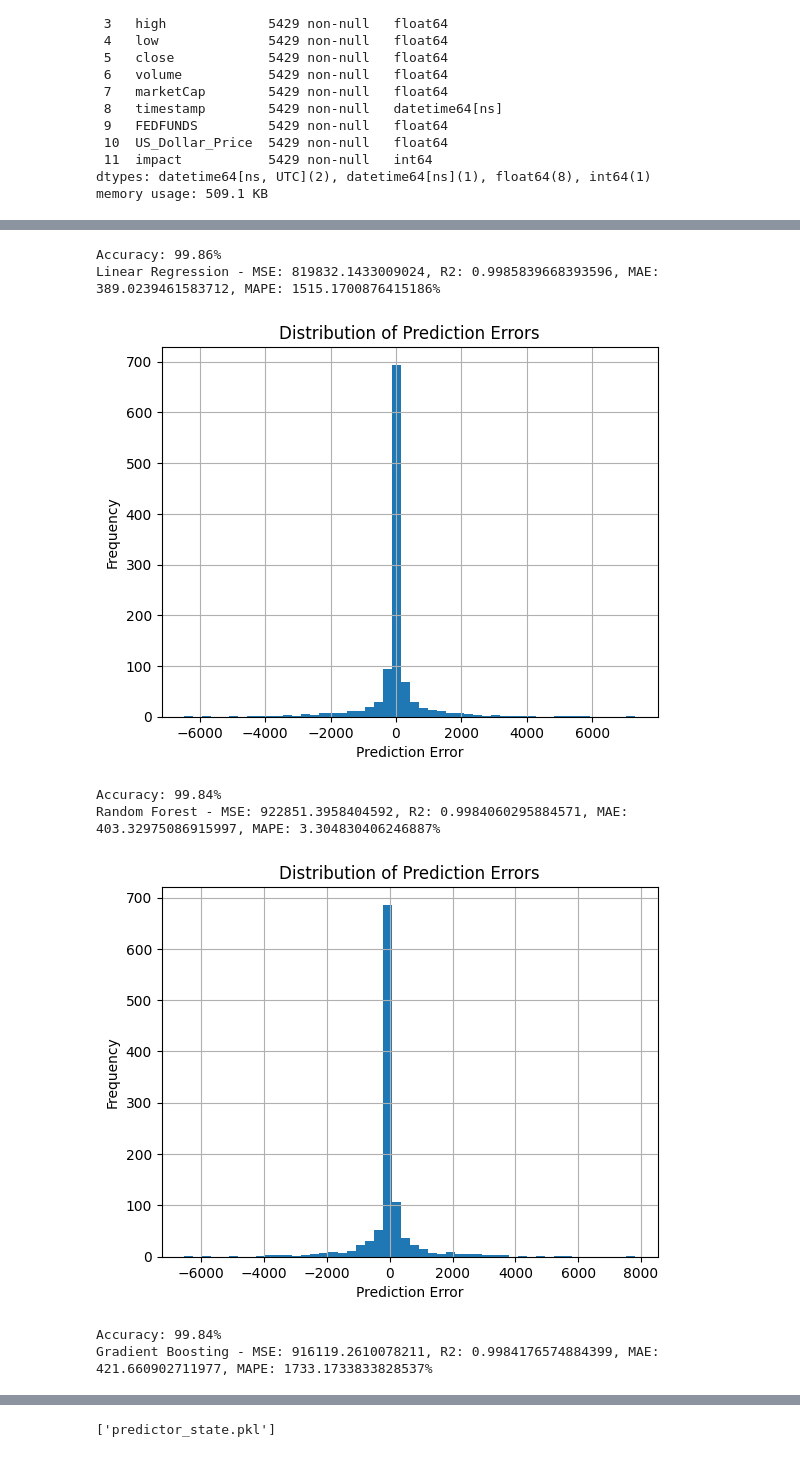
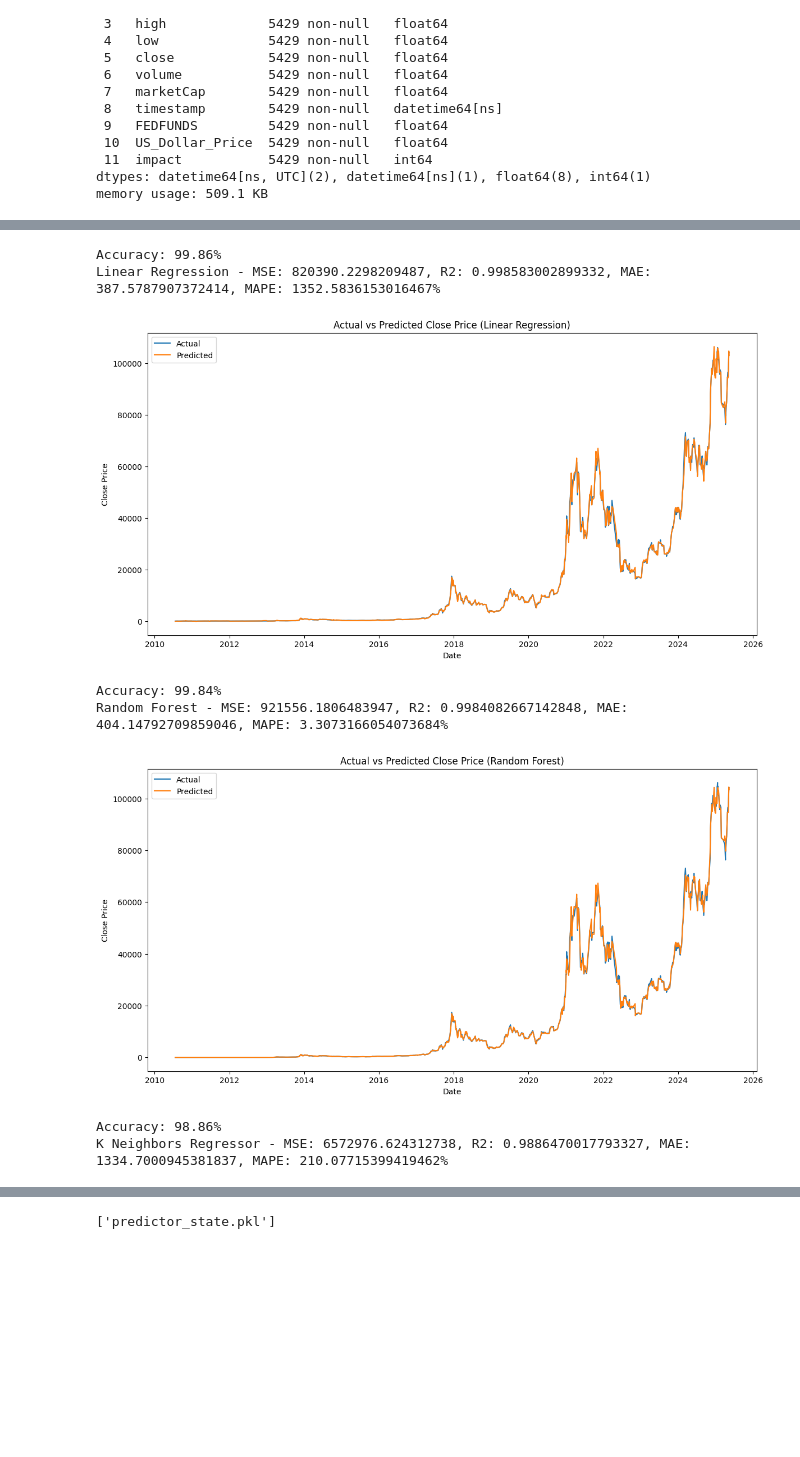
Before and after one commit to nmnguyen130/Bitcoin_ML, a Jupyter notebook: Final_Exam.ipynb, the cells around one changed output, grey strips where cells are left out. Saved outputs shown, nothing was run; the diff lists cells and outputs as text; code cells hidden in the pictures; blank space fills up the shorter version.

```diff
--- a/Final_Exam.ipynb
+++ b/Final_Exam.ipynb
@@ -303,6 +308,7 @@ df_final.head()
 encoder = OneHotEncoder(sparse_output=False, drop='first')
 impact_encoded = encoder.fit_transform(df_final[['impact']])
 impact_df = pd.DataFrame(impact_encoded, columns=encoder.get_feature_names_out(['impact']))
+impact_df.index = df_final.index
 df_final = pd.concat([df_final, impact_df], axis=1)
 df_final = df_final.drop('impact', axis=1)
 # %%
@@ -316,0 +334,10 @@ df_final.head()
+# %%
+scaler_for_cols = ['open', 'high', 'low', 'close', 'volume', 'marketCap', 'FEDFUNDS', 'US_Dollar_Price',
+            'change_open_close', 'percentage_change'
+            ]
+
+scaler_X = StandardScaler()
+X_scaled = df_final.copy()
+X_scaled[scaler_for_cols] = scaler_X.fit_transform(X_scaled[scaler_for_cols])
+
+X_scaled.head()
@@ -317,3 +352,3 @@ df_final.head()
 # %%
-X = df_final.drop(columns=['target_close'])
-y = df_final['target_close']
+X = X_scaled.drop(columns=['target_close'])
+y = X_scaled['target_close']
@@ -332,7 +357,7 @@ X_scaled = np.column_stack((X_scaled, X.drop(scaler_for_cols, axis=1)))
 # X_train, X_test = X_scaled[:split_index], X_scaled[split_index:]
 # y_train, y_test = y[:split_index], y[split_index:]
 
-X_train, X_test, y_train, y_test = train_test_split(X_scaled, y, test_size=0.2, random_state=42)
+X_train, X_test, y_train, y_test = train_test_split(X, y, test_size=0.2, random_state=42)
 # %%
 print(X_train[0:2])
 print(y_train[0:2])
@@ -354,45 +384,49 @@ Name: target_close, dtype: float64
 models = {
     'Linear Regression': LinearRegression(),
     'Random Forest': RandomForestRegressor(n_estimators=100, random_state=42),
-    'Gradient Boosting': GradientBoostingRegressor(n_estimators=100, random_state=42)
+    'K Neighbors Regressor': KNeighborsRegressor(n_neighbors=5)
 }
 
 results = {}
 
 for model_name, model in models.items():
     model.fit(X_train, y_train)
     y_pred = model.predict(X_test)
 
     print(f"Accuracy: {model.score(X_test, y_test) * 100:.2f}%")
 
     mse = mean_squared_error(y_test, y_pred)
     r2 = r2_score(y_test, y_pred)
     mae = mean_absolute_error(y_test, y_pred)
     mape = (abs(y_test - y_pred) / y_test).mean() * 100
 
     results[model_name] = {
         'MSE': mse,
         'R2': r2,
         'MAE': mae,
         'MAPE': mape
     }
 
     print(f"{model_name} - MSE: {mse}, R2: {r2}, MAE: {mae}, MAPE: {mape}%")
 
-    # Phân phối sai số dự đoán (actual - predicted)
-    errors = y_test - y_pred
-    plt.hist(errors, bins=50)
-    plt.title("Distribution of Prediction Errors")
-    plt.xlabel("Prediction Error")
-    plt.ylabel("Frequency")
-    plt.grid(True)
+    results_df = pd.DataFrame({'Actual': y_test, 'Predicted': y_pred}, index=X_test.index)
+    results_df = results_df.sort_index()  # Sắp xếp theo index (ngày)
+
+    # Vẽ biểu đồ
+    plt.figure(figsize=(14, 7))
+    plt.plot(results_df.index, results_df['Actual'], label='Actual')
+    plt.plot(results_df.index, results_df['Predicted'], label='Predicted')
+    plt.xlabel('Date')
+    plt.ylabel('Close Price')
+    plt.title(f'Actual vs Predicted Close Price ({model_name})')
+    plt.legend()
     plt.show()
 # %% [output]
 Accuracy: 99.86%
-Linear Regression - MSE: 819832.1433009024, R2: 0.9985839668393596, MAE: 389.0239461583712, MAPE: 1515.1700876415186%
+Linear Regression - MSE: 820390.2298209487, R2: 0.998583002899332, MAE: 387.5787907372414, MAPE: 1352.5836153016467%
-[figure, old version]
+[figure, new version]
 Accuracy: 99.84%
-Random Forest - MSE: 922851.3958404592, R2: 0.9984060295884571, MAE: 403.32975086915997, MAPE: 3.304830406246887%
+Random Forest - MSE: 921556.1806483947, R2: 0.9984082667142848, MAE: 404.14792709859046, MAPE: 3.3073166054073684%
-[figure, old version]
+[figure, new version]
-Accuracy: 99.84%
-Gradient Boosting - MSE: 916119.2610078211, R2: 0.9984176574884399, MAE: 421.660902711977, MAPE: 1733.1733833828537%
+Accuracy: 98.86%
+K Neighbors Regressor - MSE: 6572976.624312738, R2: 0.9886470017793327, MAE: 1334.7000945381837, MAPE: 210.07715399419462%
```
Also changed, not shown: parts of 19 cells of this notebook, 4 other files.
